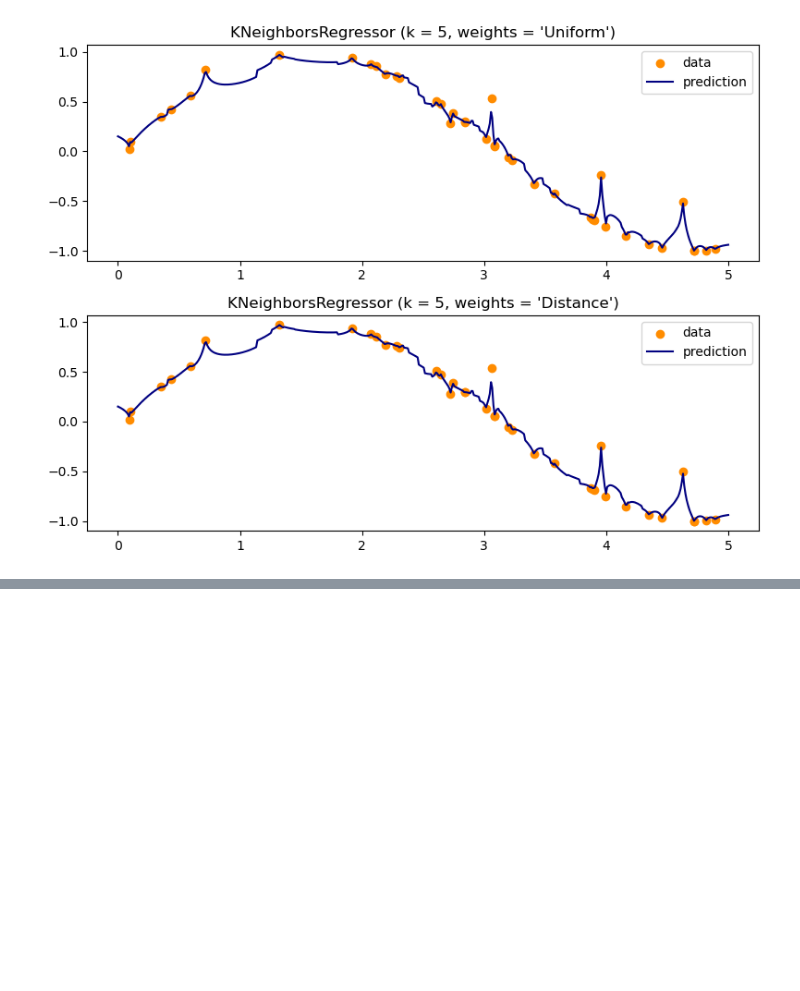
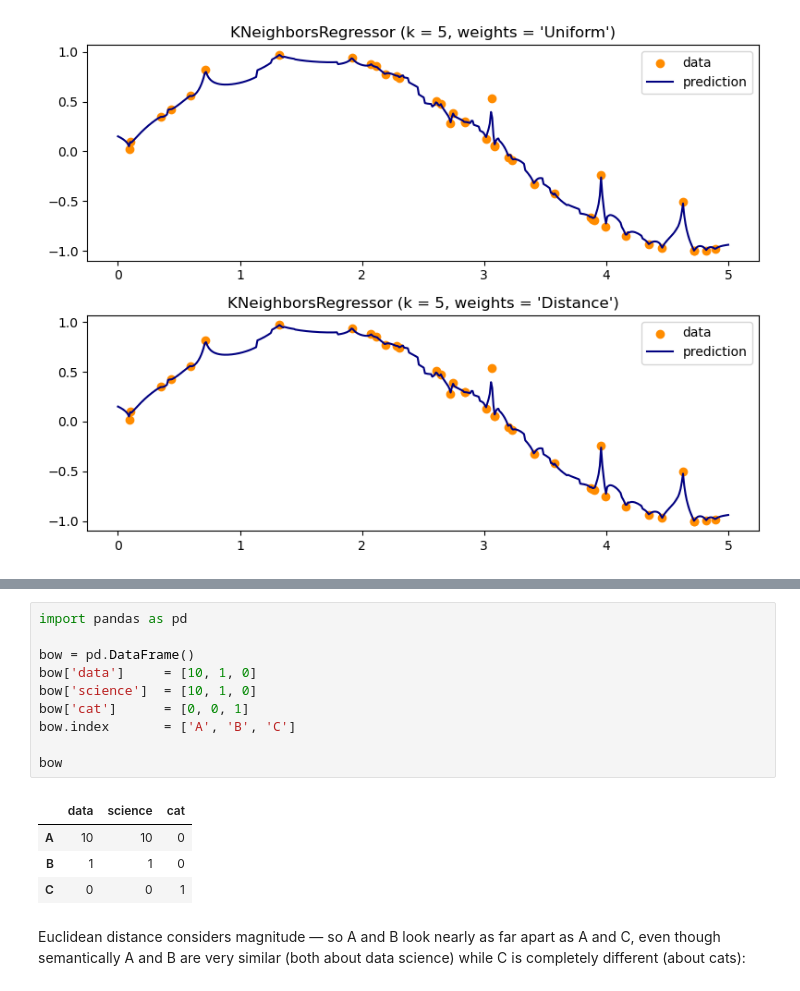
Before and after one commit to fahadsultan/csc272, a Jupyter notebook: linearalgebra/nearestneighbor.ipynb, the cells around one changed output, grey strips where cells are left out. Drawn from its saved outputs; the diff is of its cells as text; blank space fills up the shorter version.

```diff
--- a/linearalgebra/nearestneighbor.ipynb
+++ b/linearalgebra/nearestneighbor.ipynb
@@ -179,0 +190,17 @@ knn = KNeighborsClassifier(n_neighbors=3, metric='cosine')
+# %%
+import pandas as pd
+
+bow = pd.DataFrame()
+bow['data']     = [10, 1, 0]
+bow['science']  = [10, 1, 0]
+bow['cat']      = [0, 0, 1]
+bow.index       = ['A', 'B', 'C']
+
+bow
+# %% [output]
+|  | data | science | cat |
+| A | 10 | 10 | 0 |
+| B | 1 | 1 | 0 |
+| C | 0 | 0 | 1 |
+# %% [markdown]
+Euclidean distance considers magnitude — so A and B look nearly as far apart as A and C, even though semantically A and B are very similar (both about data science) while C is completely different (about cats):
```
Also changed, not shown: parts of 5 cells of this notebook, 8 other files.
